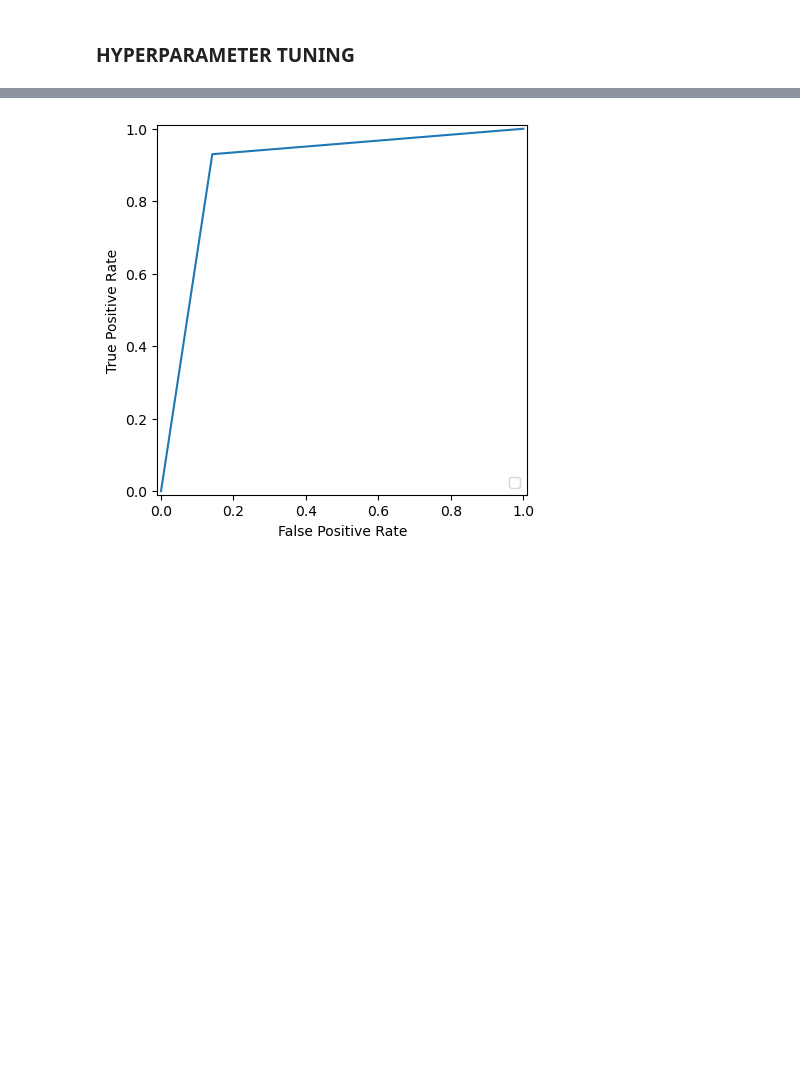
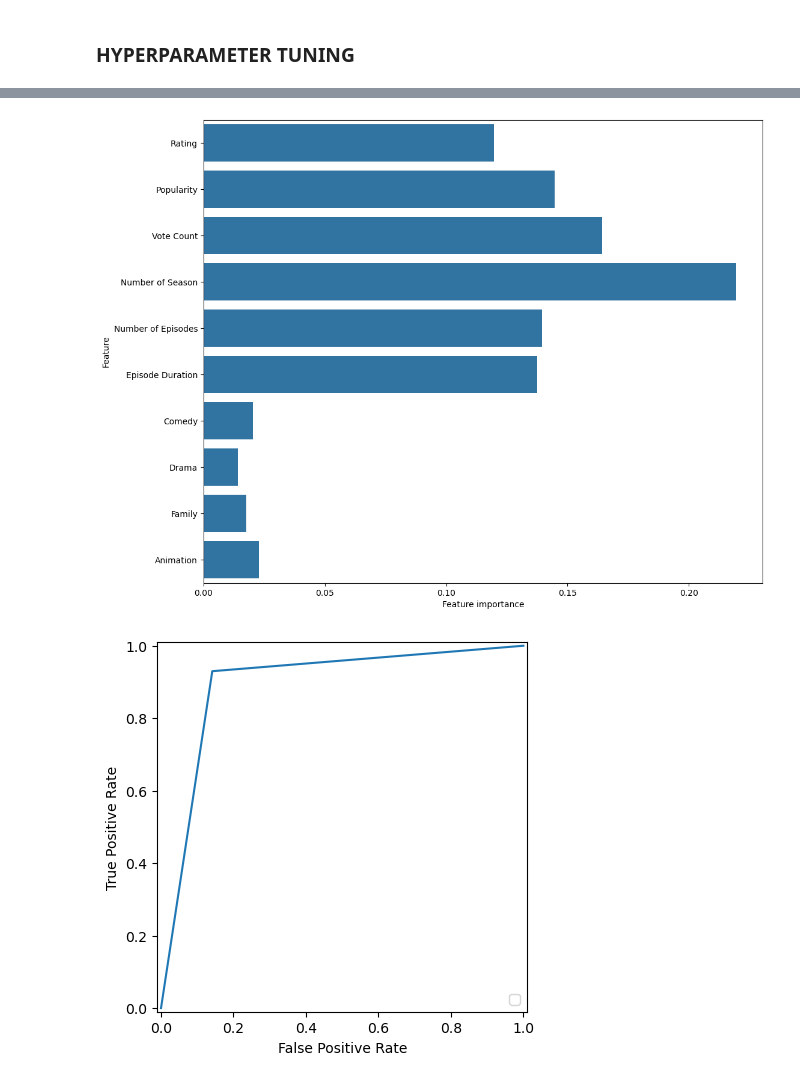
Before and after one commit to catearesu/TV-Shows, a Jupyter notebook: 5_ML-classification upsampling SMOTE.ipynb, the cells around one changed output, grey strips where cells are left out. Drawn from its saved outputs; the diff is of its cells as text; code cells hidden in the pictures; blank space fills up the shorter version.

```diff
--- a/5_ML-classification upsampling SMOTE.ipynb
+++ b/5_ML-classification upsampling SMOTE.ipynb
@@ -2135,3 +2135,13 @@ Accuracy of the best model on the test data: 0.8934426229508197
+# %%
+# plot the feature importance
+
+plt.figure (figsize=(12,10))
+sns.barplot(x=rf_best_model.feature_importances_, y=X.columns)
+plt.xlabel("Feature importance")
+plt.ylabel("Feature")
+plt.show()
+# %% [output]
+[figure, added]
 # %%
 y_predicted = rf_best_model.predict(X_test)
 fpr, tpr, thresholds = roc_curve(y_test, y_predicted)
```
Also changed, not shown: parts of 24 cells of this notebook, 3 other files.
